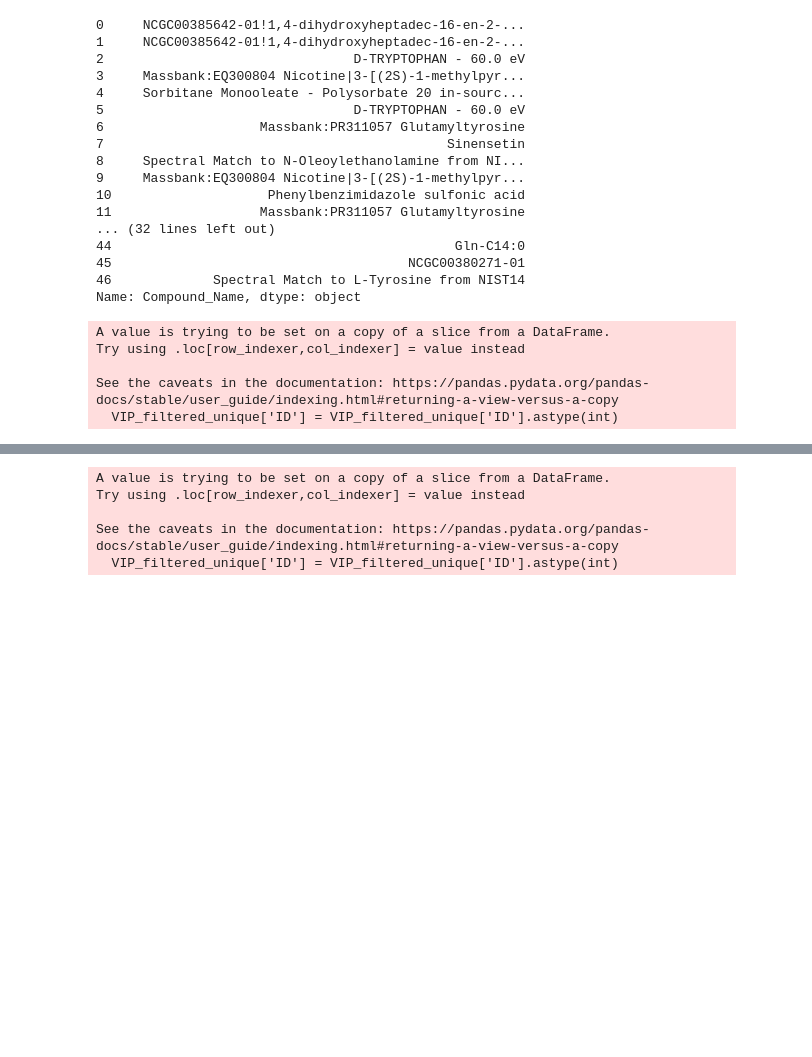
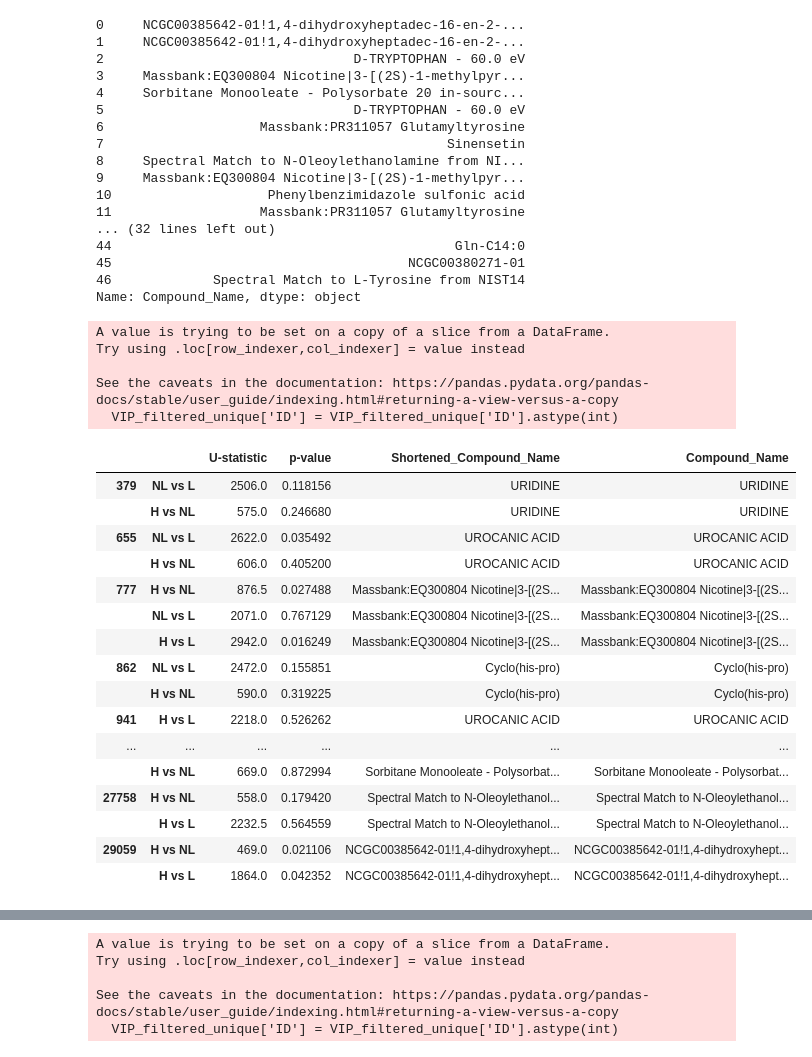
Before and after one commit to knightlab-analyses/Acne_Longitudinal_Microbiome, a Jupyter notebook: Notebooks/metabolomics_top_VIPs.ipynb, the cells around one changed output, grey strips where cells are left out. Cells and saved outputs as stored; diff of their text form; code cells hidden in the pictures; blank space fills up the shorter version.

```diff
--- a/Notebooks/metabolomics_top_VIPs.ipynb
+++ b/Notebooks/metabolomics_top_VIPs.ipynb
@@ -508,28 +508,46 @@ Name: Compound_Name, dtype: object
 # %%
 # Ensure the Feature column in VIP_filtered has unique mappings
 VIP_filtered_unique = VIP_filtered.drop_duplicates(subset='ID')
 
 # Check if results_df has a MultiIndex
 if isinstance(results_df.index, pd.MultiIndex):
     # Use the first level of the MultiIndex for mapping
     feature_index = results_df.index.get_level_values(0).astype(int)
 else:
     # Use the index directly if not a MultiIndex
     feature_index = results_df.index.astype(int)
 
 # Ensure Feature column in VIP_filtered is of the same type
 VIP_filtered_unique['ID'] = VIP_filtered_unique['ID'].astype(int)
 
 # Create a mapping from Feature to Shortened_Compound_Name
 feature_to_name_mapping = VIP_filtered_unique.set_index('ID')['Shortened_Compound_Name']
 feature_to_name_mapping = VIP_filtered_unique.set_index('ID')['Compound_Name']
 
 # Map the Shortened_Compound_Name to results_df
 results_df['Shortened_Compound_Name'] = feature_index.map(feature_to_name_mapping)
 results_df['Compound_Name'] = feature_index.map(feature_to_name_mapping)
+results_df
 # %% [output]
 A value is trying to be set on a copy of a slice from a DataFrame.
 Try using .loc[row_indexer,col_indexer] = value instead
 
 See the caveats in the documentation: https://pandas.pydata.org/pandas-docs/stable/user_guide/indexing.html#returning-a-view-versus-a-copy
   VIP_filtered_unique['ID'] = VIP_filtered_unique['ID'].astype(int)
+|  |  | U-statistic | p-value | Shortened_Compound_Name | Compound_Name |
+| 379 | NL vs L | 2506.0 | 0.118156 | URIDINE | URIDINE |
+|  | H vs NL | 575.0 | 0.246680 | URIDINE | URIDINE |
+| 655 | NL vs L | 2622.0 | 0.035492 | UROCANIC ACID | UROCANIC ACID |
+|  | H vs NL | 606.0 | 0.405200 | UROCANIC ACID | UROCANIC ACID |
+| 777 | H vs NL | 876.5 | 0.027488 | Massbank:EQ300804 Nicotine|3-[(2S... | Massbank:EQ300804 Nicotine|3-[(2S... |
+|  | NL vs L | 2071.0 | 0.767129 | Massbank:EQ300804 Nicotine|3-[(2S... | Massbank:EQ300804 Nicotine|3-[(2S... |
+|  | H vs L | 2942.0 | 0.016249 | Massbank:EQ300804 Nicotine|3-[(2S... | Massbank:EQ300804 Nicotine|3-[(2S... |
+| 862 | NL vs L | 2472.0 | 0.155851 | Cyclo(his-pro) | Cyclo(his-pro) |
+|  | H vs NL | 590.0 | 0.319225 | Cyclo(his-pro) | Cyclo(his-pro) |
+| 941 | H vs L | 2218.0 | 0.526262 | UROCANIC ACID | UROCANIC ACID |
+| ... | ... | ... | ... | ... | ... |
+|  | H vs NL | 669.0 | 0.872994 | Sorbitane Monooleate - Polysorbat... | Sorbitane Monooleate - Polysorbat... |
+| 27758 | H vs NL | 558.0 | 0.179420 | Spectral Match to N-Oleoylethanol... | Spectral Match to N-Oleoylethanol... |
+|  | H vs L | 2232.5 | 0.564559 | Spectral Match to N-Oleoylethanol... | Spectral Match to N-Oleoylethanol... |
+| 29059 | H vs NL | 469.0 | 0.021106 | NCGC00385642-01!1,4-dihydroxyhept... | NCGC00385642-01!1,4-dihydroxyhept... |
+|  | H vs L | 1864.0 | 0.042352 | NCGC00385642-01!1,4-dihydroxyhept... | NCGC00385642-01!1,4-dihydroxyhept... |
```
Also changed, not shown: parts of 4 cells of this notebook, 2 other files.
